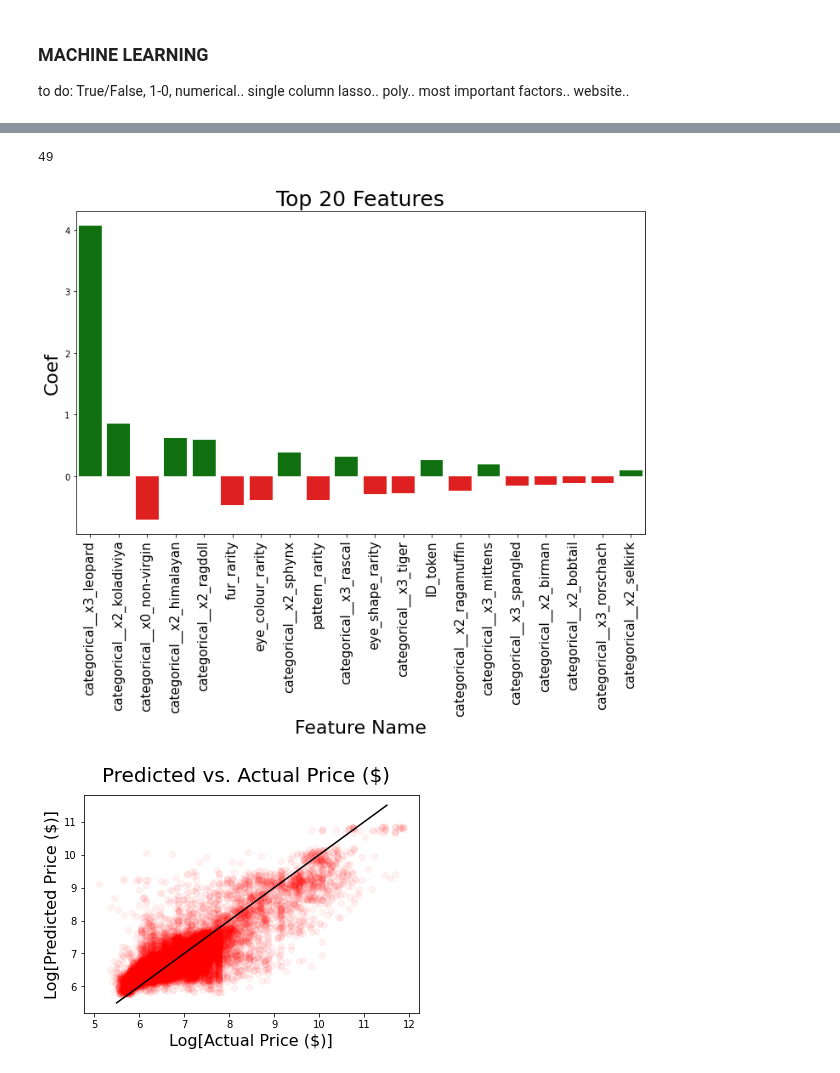
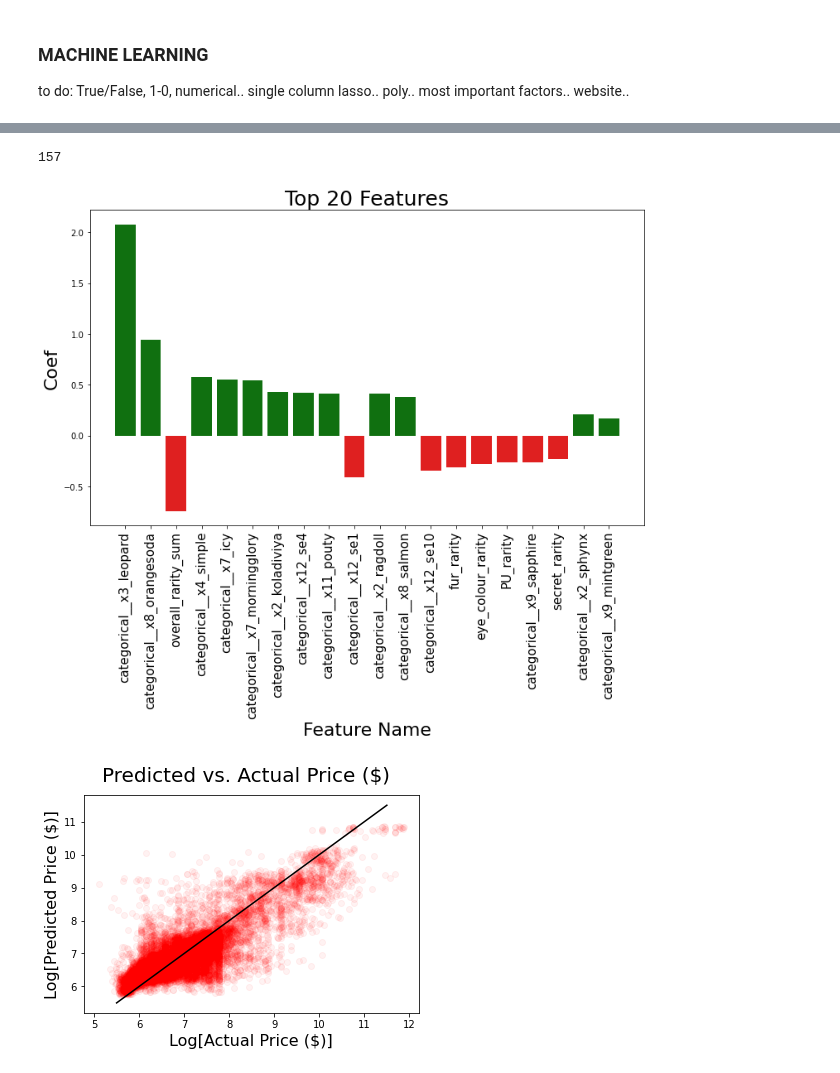
Before and after one commit to csgorham/cryptokitties-heroku, a Jupyter notebook: merge_DATA_go-CRYPTOKITTYAPI.ipynb, the cells around one changed output, grey strips where cells are left out. Saved outputs shown, nothing was run; the diff lists cells and outputs as text; code cells hidden in the pictures.

```diff
--- a/merge_DATA_go-CRYPTOKITTYAPI.ipynb
+++ b/merge_DATA_go-CRYPTOKITTYAPI.ipynb
@@ -800,8 +800,8 @@ pipe = Pipeline([('categorical', ctransformer), ('poly', poly), ('scaling', MaxA
                                                      random_state = 42"""
 
 #lasso - for feature importance
-#pipe = Pipeline([('categorical', ctransformer) , ('poly', poly), ('scaling', MaxAbsScaler()),
-#                 ('regressor', Lasso(alpha=.0005)) ])
+pipe = Pipeline([('categorical', ctransformer) , ('poly', poly), ('scaling', MaxAbsScaler()),
+                 ('regressor', Lasso(alpha=.0005)) ])
 
 pipe.fit(X_train, np.array(y_train))
 y_pred = pipe.predict(X_test)
@@ -906,28 +906,29 @@ array([1.00000023, 1.00057598, 1.00115207, 1.00172849, 1.00230524])
 # %%
 coefs = pipe.named_steps["regressor"].coef_.flatten()
 feature_names = pipe.named_steps["categorical"].get_feature_names()
 zipped = zip(feature_names, coefs)
 df= pd.DataFrame(zipped, columns=["feature", "value"])
 df["abs_value"] = df["value"].apply(lambda x: abs(x))
 df["colors"] = df["value"].apply(lambda x: "green" if x > 0 else "red")
 df = df.sort_values("abs_value", ascending=False)
 
 
 import seaborn as sns
 fig, ax = plt.subplots(1, 1, figsize=(12, 7))
 sns.barplot(x="feature",
             y="value",
             data=df[0:20],
             palette=df[0:20]["colors"])
 ax.set_xticklabels(ax.get_xticklabels(), rotation=90, fontsize=15)
 ax.set_title("Top 20 Features", fontsize=25)
 ax.set_ylabel("Coef", fontsize=22)
 ax.set_xlabel("Feature Name", fontsize=22)
-plt.savefig('./graphics/features.png')
+plt.autoscale()
+plt.savefig('./graphics/features.png', bbox_inches="tight")
 print(len(df))
 # %% [output]
-49
+157
-[figure, old version]
+[figure, new version]
 # %%
 plt.plot((y_test),(y_pred), 'or', alpha=0.05)
 plt.plot(np.linspace(5.5,11.5,5),np.linspace(5.5,11.5,5) , '-k')
```
Also changed, not shown: parts of 39 cells of this notebook, 2 other files.
